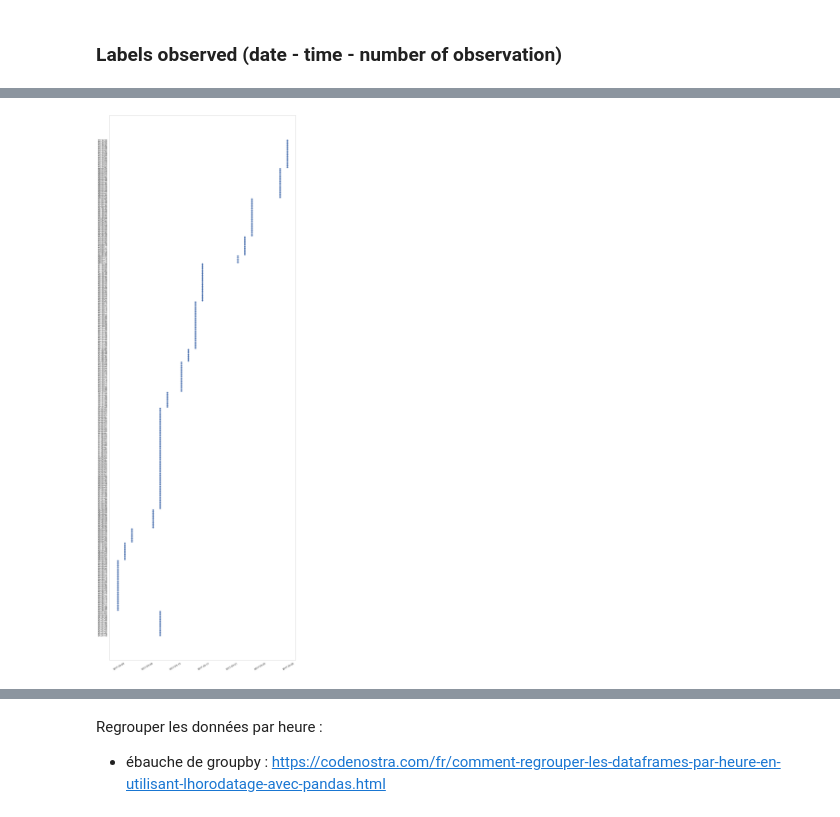
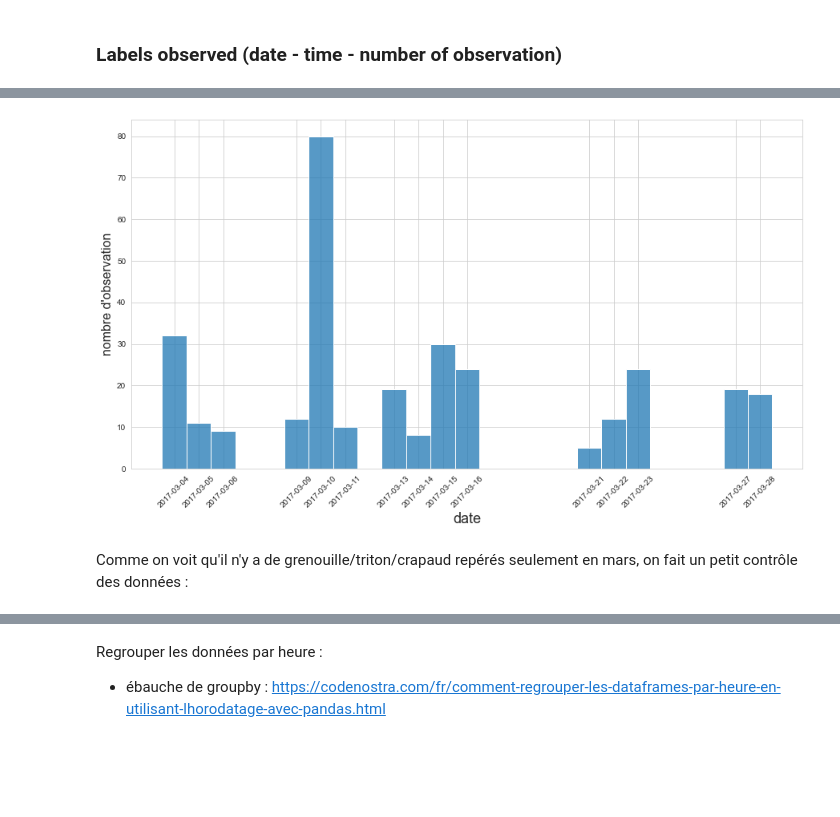
Before and after one commit to student-GML/crapauduc, a Jupyter notebook: labels_counts_analysis.ipynb, the cells around one changed output, grey strips where cells are left out. Cells and saved outputs as stored; diff of their text form; code cells hidden in the pictures; blank space fills up the shorter version.

```diff
--- a/labels_counts_analysis.ipynb
+++ b/labels_counts_analysis.ipynb
@@ -160,17 +167,16 @@ plot.fig.set_figheight(5)
-# %%
-import numpy as np
-
-x = [k.strftime('%m %d %Y') for k in df_activated_label['date']]
-y = [k.strftime('%H:%M:%S') for k in df_activated_label['heure']]
-
-fig, ax = plt.subplots(figsize=(15,50))
-
-
-ax.plot(df_activated_label.date, y, 'o')
-
-# Optional. Just rotates x-ticklabels in this case.
-fig.autofmt_xdate()
-plt.grid()
-plt.show()
-# %% [output]
-[figure, removed]
+# %%
+# Histogramme de nombre d'animaux (grenouille/crapaud/triton) captés par jour
+
+plt.figure(figsize=(15,8))
+
+sns.histplot(data=df_activated_label, x='date')
+plt.xticks(df_activated_label.date.unique(), rotation=45)
+
+plt.xlabel('date', fontsize=18)
+plt.ylabel('nombre d\'observation', fontsize=16)
+
+plt.show()
+# %% [output]
+[figure, added]
+# %% [markdown]
+Comme on voit qu'il n'y a de grenouille/triton/crapaud repérés seulement en mars, on fait un petit contrôle des données :
```
Also changed, not shown: parts of 12 cells of this notebook.
